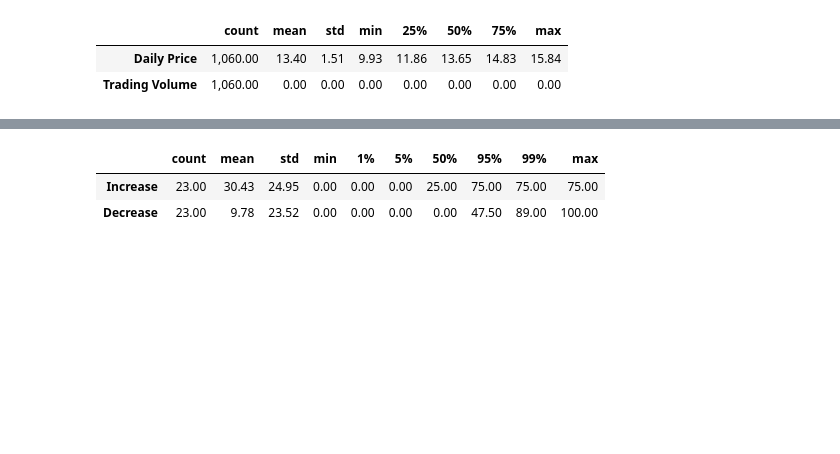
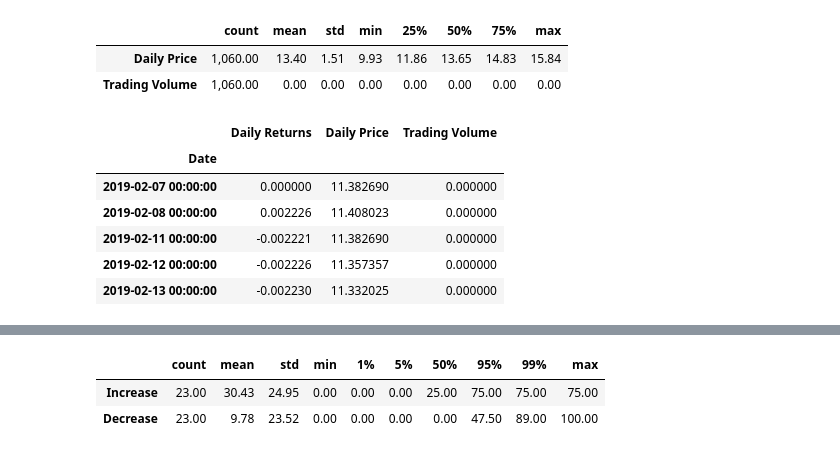
Before and after one commit to mab923/finalteamproject, a Jupyter notebook: Load_Data.ipynb, the cells around one changed output, grey strips where cells are left out. Drawn from its saved outputs; the diff is of its cells as text; code cells hidden in the pictures; blank space fills up the shorter version.

```diff
--- a/Load_Data.ipynb
+++ b/Load_Data.ipynb
@@ -308,6 +335,16 @@ Vblax.describe().T.style.format('{:,.2f}')
 |  | count | mean | std | min | 25% | 50% | 75% | max |
 | Daily Price | 1,060.00 | 13.40 | 1.51 | 9.93 | 11.86 | 13.65 | 14.83 | 15.84 |
 | Trading Volume | 1,060.00 | 0.00 | 0.00 | 0.00 | 0.00 | 0.00 | 0.00 | 0.00 |
+# %%
+Vblax.head().style
+# %% [output]
+|  | Daily Returns | Daily Price | Trading Volume |
+| Date |  |  |  |
+| 2019-02-07 00:00:00 | 0.000000 | 11.382690 | 0.000000 |
+| 2019-02-08 00:00:00 | 0.002226 | 11.408023 | 0.000000 |
+| 2019-02-11 00:00:00 | -0.002221 | 11.382690 | 0.000000 |
+| 2019-02-12 00:00:00 | -0.002226 | 11.357357 | 0.000000 |
+| 2019-02-13 00:00:00 | -0.002230 | 11.332025 | 0.000000 |
 # %%
 # Missing values
 (
```
Also changed, not shown: parts of 10 cells of this notebook.
